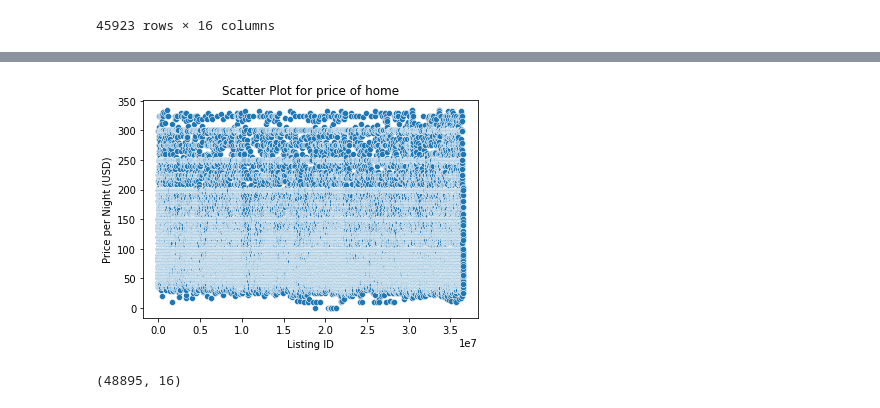
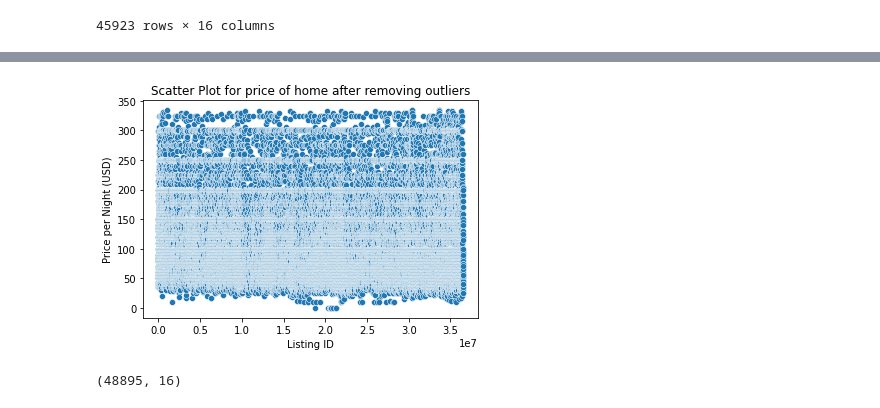
Before and after one commit to dhruvRj18/Fall2023--AI-Algo, a Jupyter notebook: students-submissions/8681628/lab2.ipynb, the cells around one changed output, grey strips where cells are left out. Saved outputs shown, nothing was run; the diff lists cells and outputs as text; code cells hidden in the pictures.

```diff
--- a/students-submissions/8681628/lab2.ipynb
+++ b/students-submissions/8681628/lab2.ipynb
@@ -209,11 +220,11 @@ df_filtered.describe()
 # %%
 sns.scatterplot(x='id', y='price', data=df_filtered)
 plt.xlabel('Listing ID')
 plt.ylabel('Price per Night (USD)')
-plt.title('Scatter Plot for price of home')
+plt.title('Scatter Plot for price of home after removing outliers')
 plt.show()
 # %% [output]
-[figure, old version]
+[figure, new version]
 # %%
 df_b.shape
 # %% [output]
```
Also changed, not shown: parts of 13 cells of this notebook, 1 other file.
